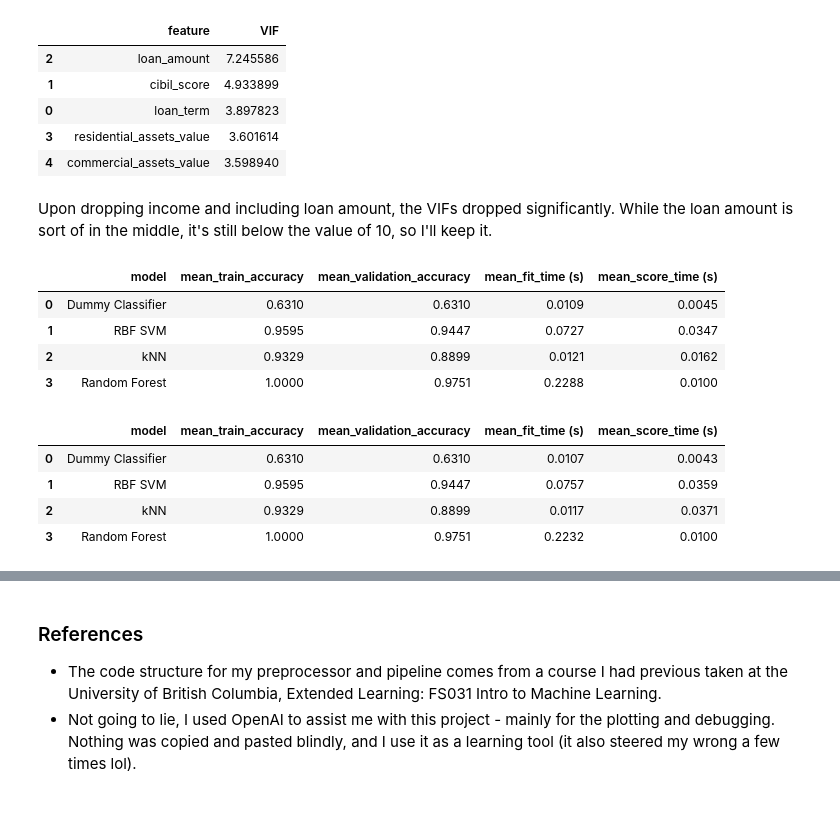
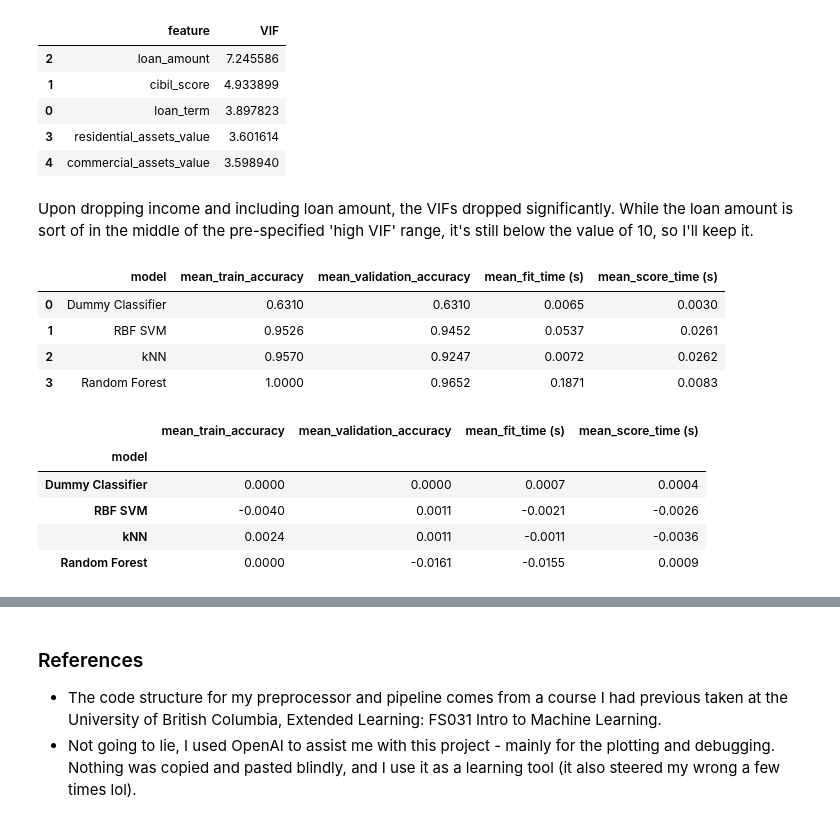
Before and after one commit to FleaBusyBeeBergs/dtsa5509, a Jupyter notebook: final-project.ipynb, the cells around one changed output, grey strips where cells are left out. Drawn from its saved outputs; the diff is of its cells as text; code cells hidden in the pictures.

```diff
--- a/final-project.ipynb
+++ b/final-project.ipynb
@@ -385,0 +384,3 @@ Now that some features have been removed, I'd like to do another round of modell
+# %%
+results_df1 = results_df1.set_index('model')
+results_df2 = results_df2.set_index('model')
@@ -479,4 +497,4 @@ vif_data4.sort_values(by = 'VIF', ascending = False)
 | 3 | residential_assets_value | 3.601614 |
 | 4 | commercial_assets_value | 3.598940 |
 # %% [markdown]
-Upon dropping income and including loan amount, the VIFs dropped significantly. While the loan amount is sort of in the middle, it's still below the value of 10, so I'll keep it.
+Upon dropping income and including loan amount, the VIFs dropped significantly. While the loan amount is sort of in the middle of the pre-specified 'high VIF' range, it's still below the value of 10, so I'll keep it.
@@ -493,4 +501,24 @@ binary_feats = []
 # %%
+# redefine features
+drop_feats = ['loan_id', 'education', 'self_employed',
+              'no_of_dependents', 'income_annum', 'luxury_assets_value', 'bank_asset_value']
+
+categorical_feats = []
+
+numeric_feats = ['loan_term', 'cibil_score', 'loan_amount',
+                 'residential_assets_value', 'commercial_assets_value']
+
+binary_feats = []
+
+results3 = []
+
+# redefine preprocessor
+preprocessor = make_column_transformer((categorical_transformer, categorical_feats),
+        (numeric_transformer, numeric_feats),
+        (binary_transformer, binary_feats),
+        ('drop', drop_feats),
+        remainder='passthrough')
+
 models = {
     'Dummy Classifier': DummyClassifier(strategy = 'most_frequent'),
     'RBF SVM': SVC(random_state = 2024),
@@ -499,7 +527,6 @@ models = {
 
         }
 
-results2 = []
 
 for model_name, model in models.items():
 
@@ -518,22 +545,27 @@ for model_name, model in models.items():
         'mean_score_time (s)': round(scores["score_time"].mean(), 4)
     }
 
-    results2.append(model_results)
+    results3.append(model_results)
 
-results_df2 = pd.DataFrame(results2)
+results_df3 = pd.DataFrame(results3)
 
-results_df2
+results_df3
 # %% [output]
 |  | model | mean_train_accuracy | mean_validation_accuracy | mean_fit_time (s) | mean_score_time (s) |
-| 0 | Dummy Classifier | 0.6310 | 0.6310 | 0.0109 | 0.0045 |
-| 1 | RBF SVM | 0.9595 | 0.9447 | 0.0727 | 0.0347 |
-| 2 | kNN | 0.9329 | 0.8899 | 0.0121 | 0.0162 |
-| 3 | Random Forest | 1.0000 | 0.9751 | 0.2288 | 0.0100 |
+| 0 | Dummy Classifier | 0.6310 | 0.6310 | 0.0065 | 0.0030 |
+| 1 | RBF SVM | 0.9526 | 0.9452 | 0.0537 | 0.0261 |
+| 2 | kNN | 0.9570 | 0.9247 | 0.0072 | 0.0262 |
+| 3 | Random Forest | 1.0000 | 0.9652 | 0.1871 | 0.0083 |
 # %%
-results_df1
+results_df3 = results_df3.set_index('model')
+
+compare2_3 = results_df3 - results_df2
+
+compare2_3
 # %% [output]
-|  | model | mean_train_accuracy | mean_validation_accuracy | mean_fit_time (s) | mean_score_time (s) |
-| 0 | Dummy Classifier | 0.6310 | 0.6310 | 0.0107 | 0.0043 |
-| 1 | RBF SVM | 0.9595 | 0.9447 | 0.0757 | 0.0359 |
-| 2 | kNN | 0.9329 | 0.8899 | 0.0117 | 0.0371 |
-| 3 | Random Forest | 1.0000 | 0.9751 | 0.2232 | 0.0100 |
+|  | mean_train_accuracy | mean_validation_accuracy | mean_fit_time (s) | mean_score_time (s) |
+| model |  |  |  |  |
+| Dummy Classifier | 0.0000 | 0.0000 | 0.0007 | 0.0004 |
+| RBF SVM | -0.0040 | 0.0011 | -0.0021 | -0.0026 |
+| kNN | 0.0024 | 0.0011 | -0.0011 | -0.0036 |
+| Random Forest | 0.0000 | -0.0161 | -0.0155 | 0.0009 |
```
Also changed, not shown: parts of 14 cells of this notebook.
